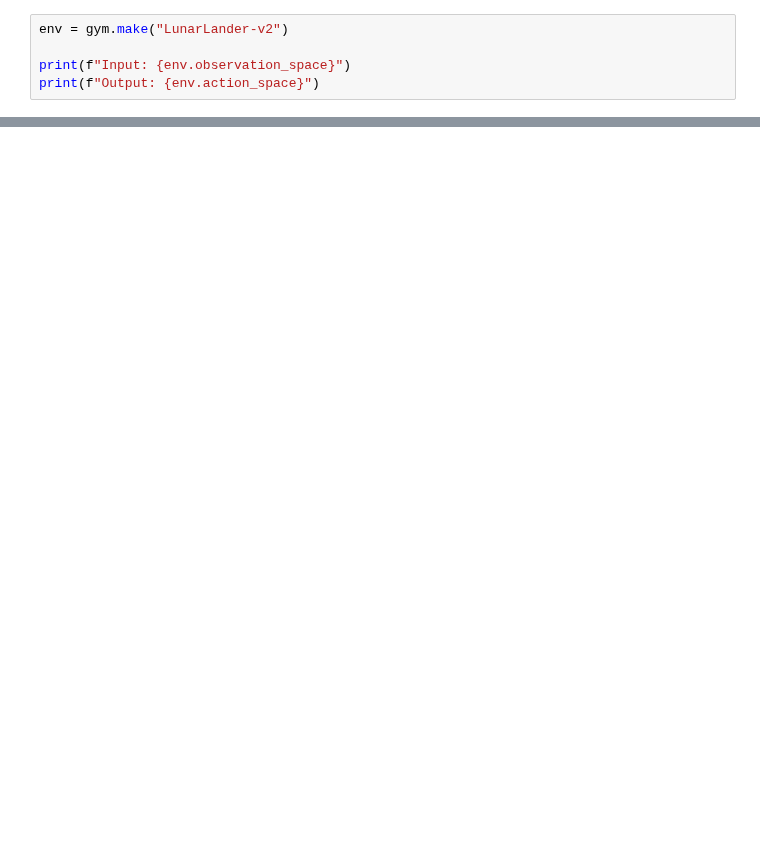
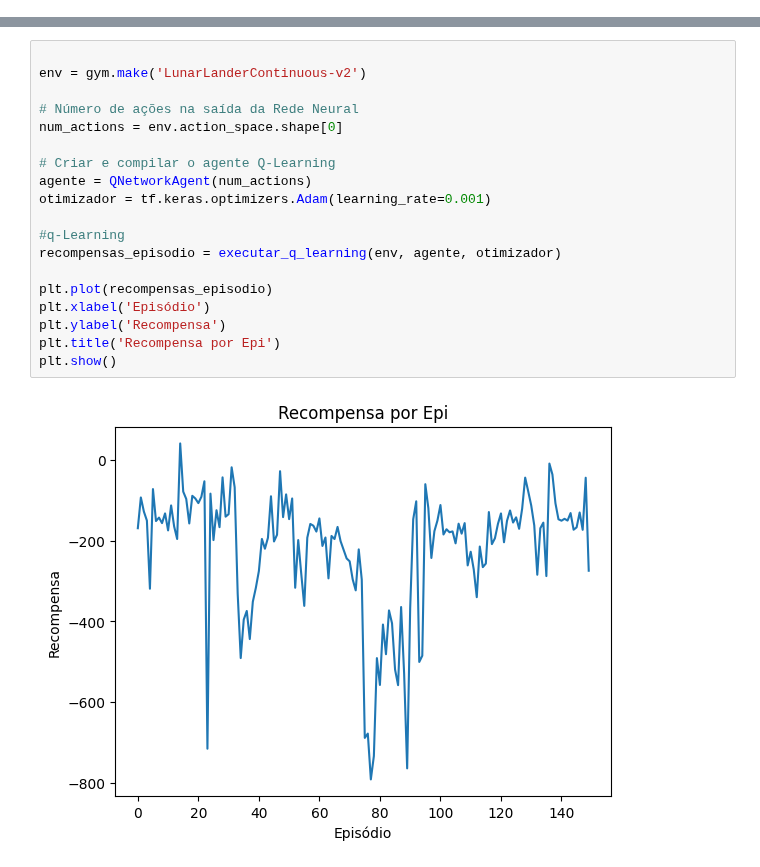
Before and after one commit to felipesampaiosilva/lunarlander, a Jupyter notebook: novo_lunar_lander.ipynb, the cells around one changed output, grey strips where cells are left out. Cells and saved outputs as stored; diff of their text form; blank space fills up the shorter version.

```diff
--- a/novo_lunar_lander.ipynb
+++ b/novo_lunar_lander.ipynb
@@ -67,5 +0,0 @@ import keras.backend as K
-# %%
-env = gym.make("LunarLander-v2")
-
-print(f"Input: {env.observation_space}")
-print(f"Output: {env.action_space}")
@@ -355,0 +90,21 @@ plt.show()
+# %%
+
+env = gym.make('LunarLanderContinuous-v2')
+
+# Número de ações na saída da Rede Neural
+num_actions = env.action_space.shape[0]
+
+# Criar e compilar o agente Q-Learning
+agente = QNetworkAgent(num_actions)
+otimizador = tf.keras.optimizers.Adam(learning_rate=0.001)
+
+#q-Learning
+recompensas_episodio = executar_q_learning(env, agente, otimizador)
+
+plt.plot(recompensas_episodio)
+plt.xlabel('Episódio')
+plt.ylabel('Recompensa')
+plt.title('Recompensa por Epi')
+plt.show()
+# %% [output]
+[figure, added]
```
Also changed, not shown: parts of 19 cells of this notebook.
